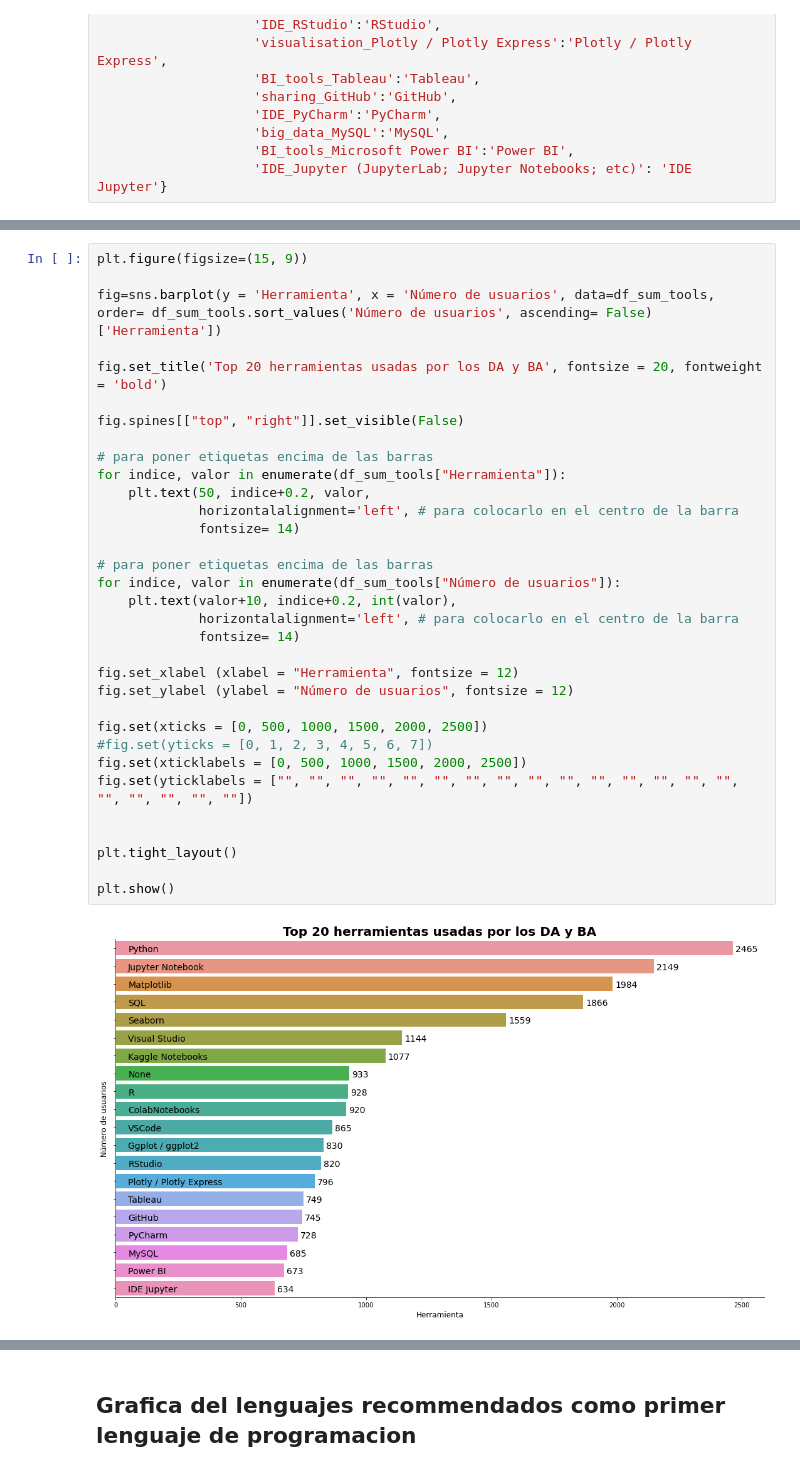
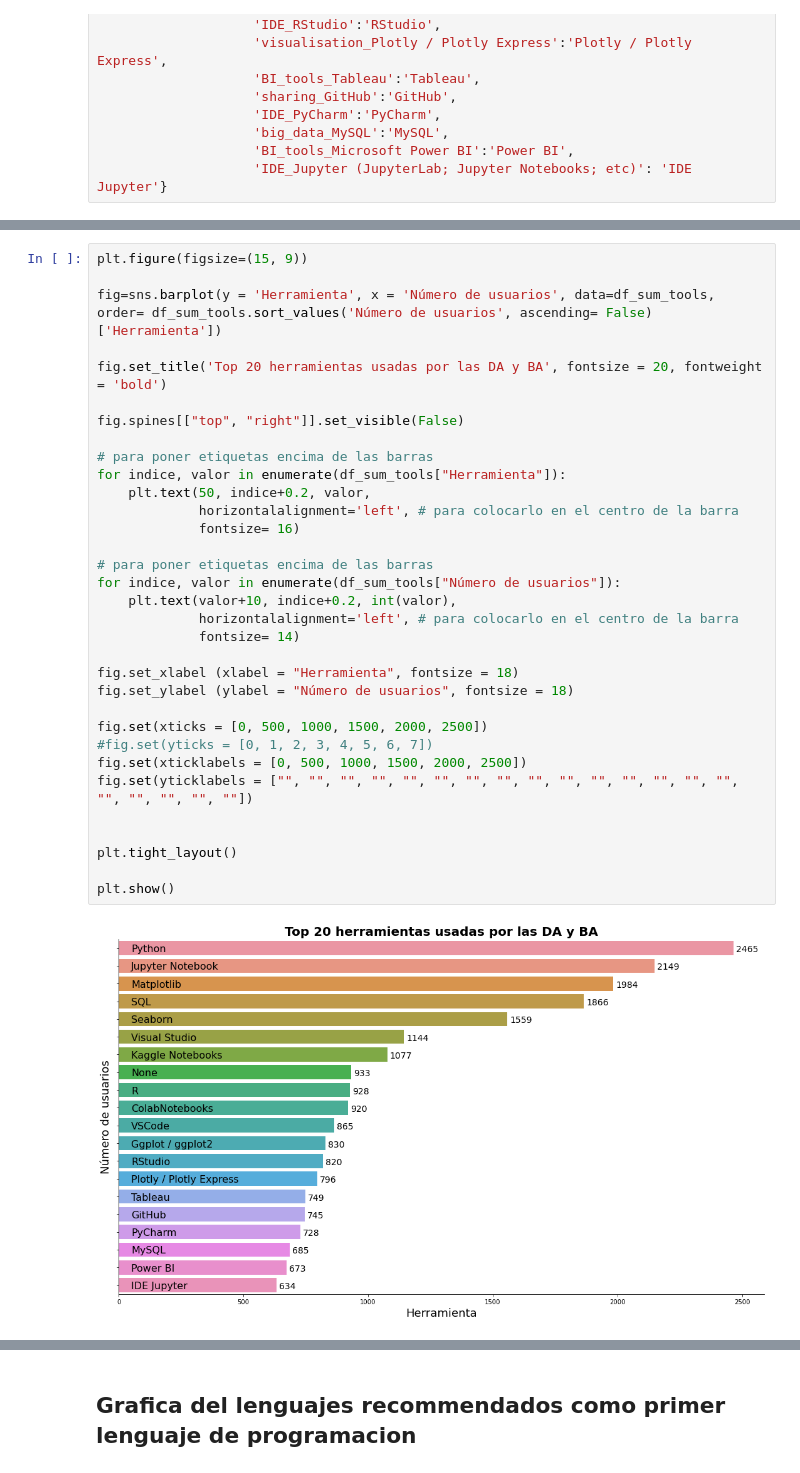
Before and after one commit to Adalab/project-da-promo-d-module-2-team-2-, a Jupyter notebook: notebooks/visualizacion.ipynb, the cells around one changed output, grey strips where cells are left out. Drawn from its saved outputs; the diff is of its cells as text.

```diff
--- a/notebooks/visualizacion.ipynb
+++ b/notebooks/visualizacion.ipynb
@@ -343,35 +345,35 @@ df_sum_tools
 # %%
 plt.figure(figsize=(15, 9))
 
 fig=sns.barplot(y = 'Herramienta', x = 'Número de usuarios', data=df_sum_tools, order= df_sum_tools.sort_values('Número de usuarios', ascending= False)['Herramienta'])
 
-fig.set_title('Top 20 herramientas usadas por los DA y BA', fontsize = 20, fontweight = 'bold')
+fig.set_title('Top 20 herramientas usadas por las DA y BA', fontsize = 20, fontweight = 'bold')
 
 fig.spines[["top", "right"]].set_visible(False)
 
 # para poner etiquetas encima de las barras
 for indice, valor in enumerate(df_sum_tools["Herramienta"]):
     plt.text(50, indice+0.2, valor,
              horizontalalignment='left', # para colocarlo en el centro de la barra
-             fontsize= 14)
+             fontsize= 16)
 
 # para poner etiquetas encima de las barras
 for indice, valor in enumerate(df_sum_tools["Número de usuarios"]):
     plt.text(valor+10, indice+0.2, int(valor),
              horizontalalignment='left', # para colocarlo en el centro de la barra
              fontsize= 14)
 
-fig.set_xlabel (xlabel = "Herramienta", fontsize = 12)
-fig.set_ylabel (ylabel = "Número de usuarios", fontsize = 12)
+fig.set_xlabel (xlabel = "Herramienta", fontsize = 18)
+fig.set_ylabel (ylabel = "Número de usuarios", fontsize = 18)
 
 fig.set(xticks = [0, 500, 1000, 1500, 2000, 2500])
 #fig.set(yticks = [0, 1, 2, 3, 4, 5, 6, 7])
 fig.set(xticklabels = [0, 500, 1000, 1500, 2000, 2500])
 fig.set(yticklabels = ["", "", "", "", "", "", "", "", "", "", "", "", "", "", "", "", "", "", "", ""])
 
 
 plt.tight_layout()
 
 plt.show()
 # %% [output]
-[figure, old version]
+[figure, new version]
```
Also changed, not shown: parts of 18 cells of this notebook, 5 other files.
